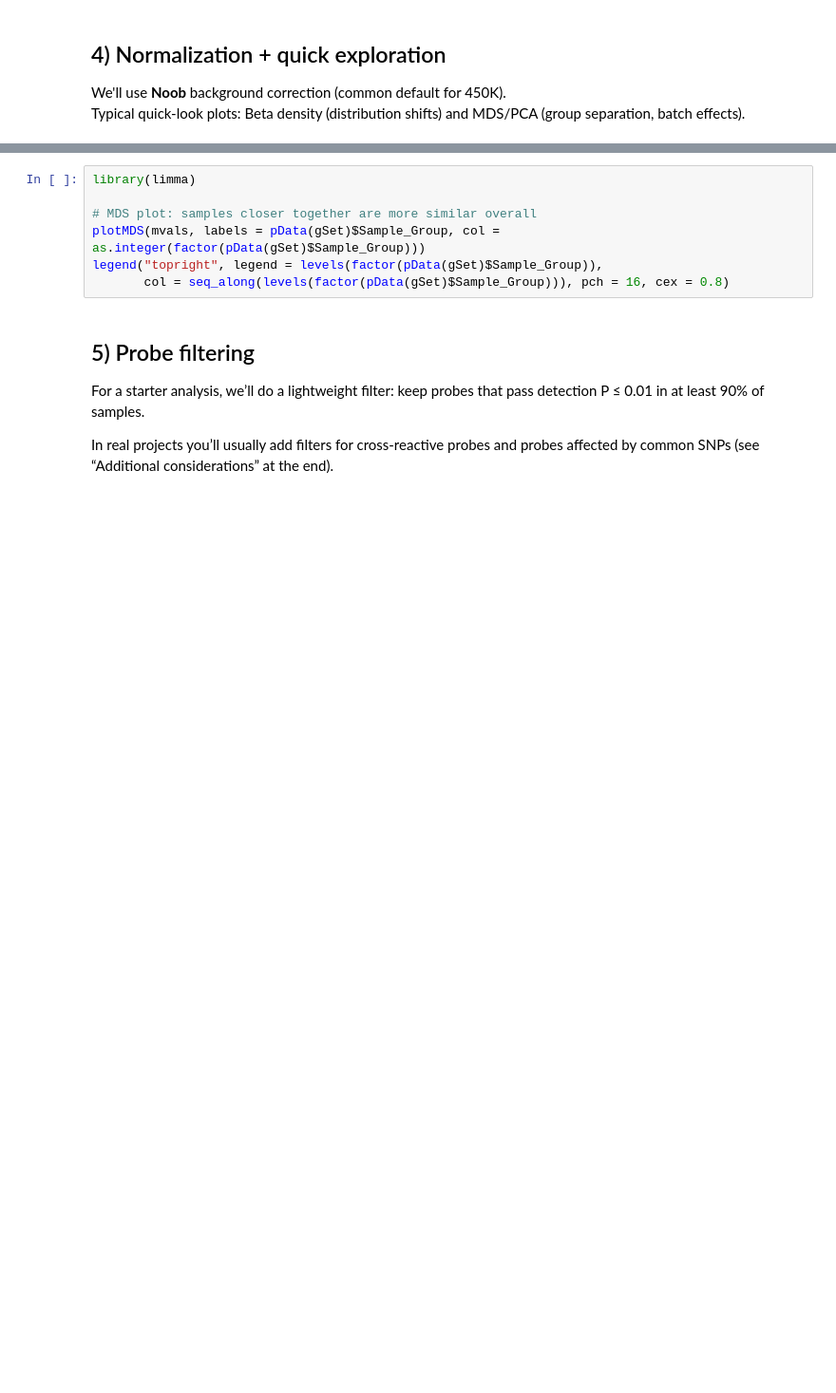
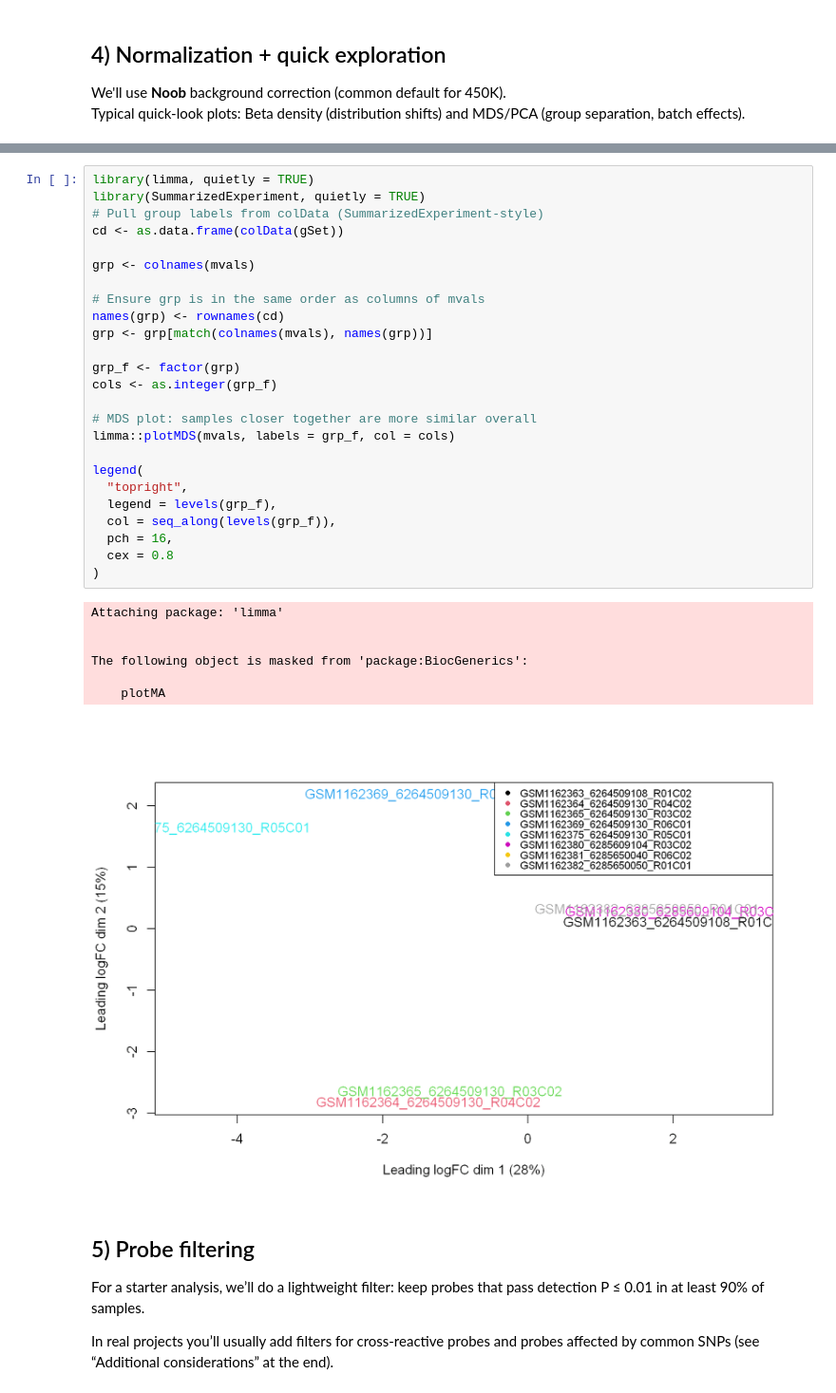
Before and after one commit to meshik/bioinformatics-code-hub, a Jupyter notebook: epigenomics/dna_methylation/r.ipynb, the cells around one changed output, grey strips where cells are left out. Shown at 95% size. Drawn from its saved outputs; the diff is of its cells as text; blank space fills up the shorter version.

```diff
--- a/epigenomics/dna_methylation/r.ipynb
+++ b/epigenomics/dna_methylation/r.ipynb
@@ -183,10 +194,36 @@ ggplot(beta_long, aes(x = beta, group = sample)) +
 # %%
-library(limma)
+library(limma, quietly = TRUE)
+library(SummarizedExperiment, quietly = TRUE)
+# Pull group labels from colData (SummarizedExperiment-style)
+cd <- as.data.frame(colData(gSet))
+
+grp <- colnames(mvals)
+
+# Ensure grp is in the same order as columns of mvals
+names(grp) <- rownames(cd)
+grp <- grp[match(colnames(mvals), names(grp))]
+
+grp_f <- factor(grp)
+cols <- as.integer(grp_f)
 
 # MDS plot: samples closer together are more similar overall
-plotMDS(mvals, labels = pData(gSet)$Sample_Group, col = as.integer(factor(pData(gSet)$Sample_Group)))
-legend("topright", legend = levels(factor(pData(gSet)$Sample_Group)),
-       col = seq_along(levels(factor(pData(gSet)$Sample_Group))), pch = 16, cex = 0.8)
+limma::plotMDS(mvals, labels = grp_f, col = cols)
+
+legend(
+  "topright",
+  legend = levels(grp_f),
+  col = seq_along(levels(grp_f)),
+  pch = 16,
+  cex = 0.8
+)
+# %% [output]
+Attaching package: 'limma'
+
+
+The following object is masked from 'package:BiocGenerics':
+
+    plotMA
+[figure, added]
 # %% [markdown]
 ## 5) Probe filtering
 
```
Also changed, not shown: parts of 5 cells of this notebook, 1 other file.
